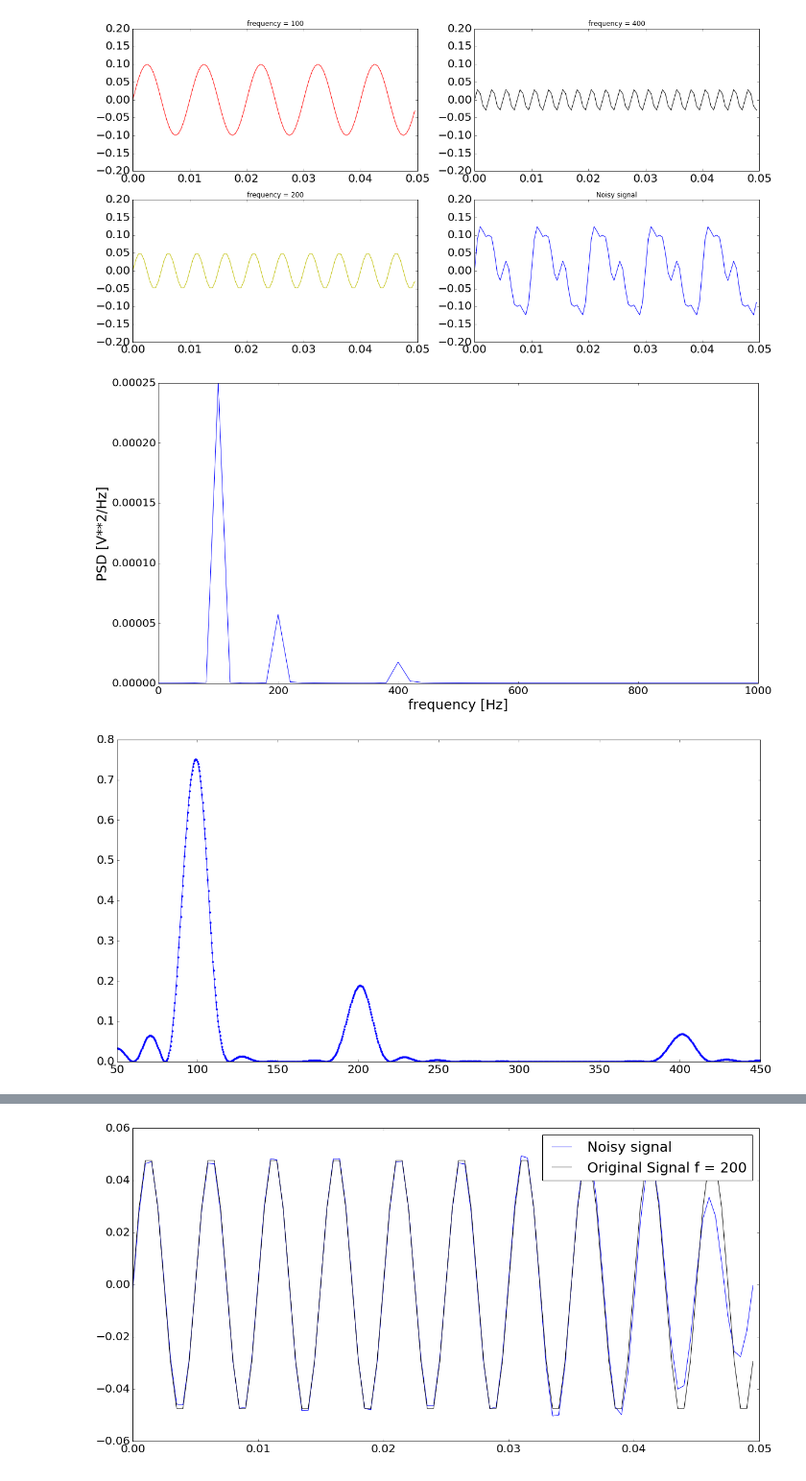
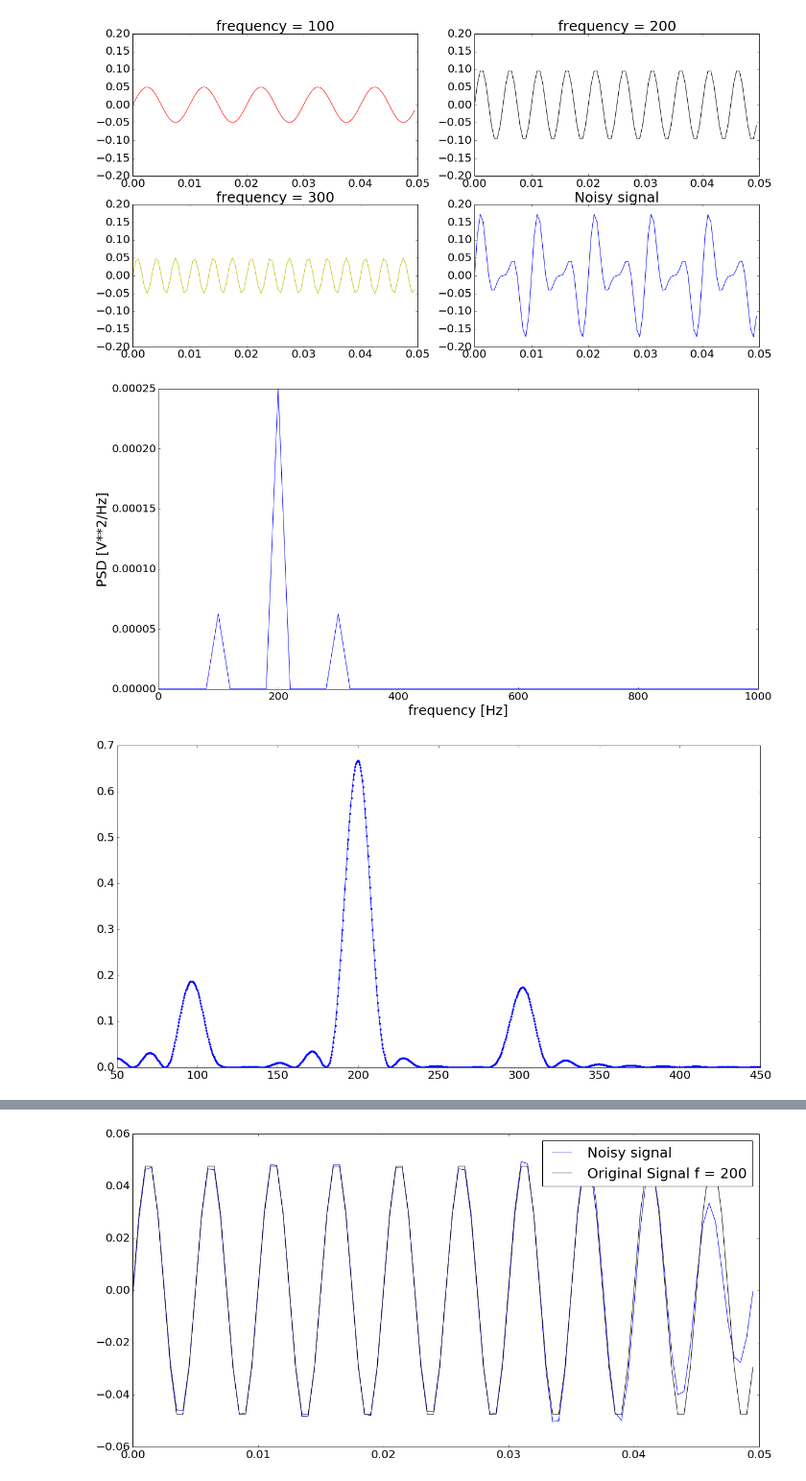
Before and after one commit to jamka1902/Python-Course, a Jupyter notebook: Sample_data_Analysis.ipynb, the cells around one changed output, grey strips where cells are left out. Shown at 96% size. Cells and saved outputs as stored; diff of their text form; code cells hidden in the pictures.

```diff
--- a/Sample_data_Analysis.ipynb
+++ b/Sample_data_Analysis.ipynb
@@ -8,45 +8,53 @@ plt.rcParams['xtick.labelsize'] = 20.
 plt.rcParams['ytick.labelsize'] = 20.
 plt.rcParams['axes.labelsize'] = 25.
 plt.rcParams['legend.fontsize'] = 25.
+plt.rcParams['axes.titlesize'] = 25.
 # %%
 T = 0.05
 fs = 2000
 nsamples = T * fs
-t = np.linspace(0, T, nsamples, endpoint=False)
-a1 = 0.1
-a2 = 0.03
+t = np.linspace(0, T, int(nsamples),endpoint=False)
+#Amplitudes
+a1 = 0.05
+a2 = 0.1
 a3 = 0.05
+#Frequencies
 f1 = 100
-f2 = 400
-f3 = 200
-
+f2 = 200
+f3 = 300
+#signal : Adding the three signals
 x = a1*np.sin(2.*np.pi*f1*t)
 x += a2*np.sin(2.*np.pi*f2*t)
 x += a3*np.sin(2.*np.pi*f3*t)
+
 #### plotting signal ####
+# First signal
 fig = plt.figure(1)
 ax = fig.add_subplot(2,2,1)
 ax.set_title("frequency = %d"%f1)
 ax.set_ylim(-0.2,0.2)
 ax.plot(t,a1*np.sin(2.*np.pi*f1*t),'r')
 ####################################
+# Second Signal
 ax = fig.add_subplot(2,2,2)
 ax.set_ylim(-0.2,0.2)
 ax.set_title("frequency = %d"%f2)
 plt.plot(t,a2*np.sin(2.*np.pi*f2*t),'k')
 ####################################
+#Third Signal
 ax = fig.add_subplot(2,2,3)
 ax.set_ylim(-0.2,0.2)
 ax.set_title("frequency = %d"%f3)
 plt.plot(t,a3*np.sin(2.*np.pi*f3*t),'y')
 ####################################
+# Summation of all three Signals
 ax = fig.add_subplot(2,2,4)
 ax.set_ylim(-0.2,0.2)
 ax.set_title("Noisy signal")
 plt.plot(t, x)
 plt.show()
 # %% [output]
-[figure, old version]
+[figure, new version]
 # %%
 f, Pxx_den = signal.periodogram(x, fs)
 plt.plot(f, Pxx_den)
@@ -54,7 +62,7 @@ plt.xlabel('frequency [Hz]')
 plt.ylabel('PSD [V**2/Hz]')
 plt.show()
 # %% [output]
-[figure, old version]
+[figure, new version]
 # %%
 ## period => [0.05 , 50] microsecs
 frequencies = np.linspace(50,450,1000)*(2.*np.pi)
@@ -67,4 +75,4 @@ ax1.plot(frequencies/(2.*np.pi),pgram, 'b.-')
 plt.show()
 #plt.xlim(0,2500)
 # %% [output]
-[figure, old version]
+[figure, new version]
```
Also changed, not shown: parts of 9 cells of this notebook, 1 other file.
